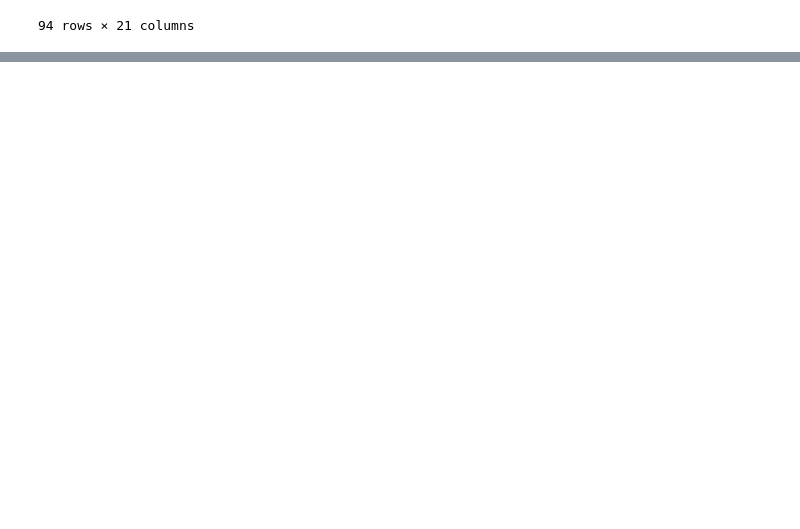
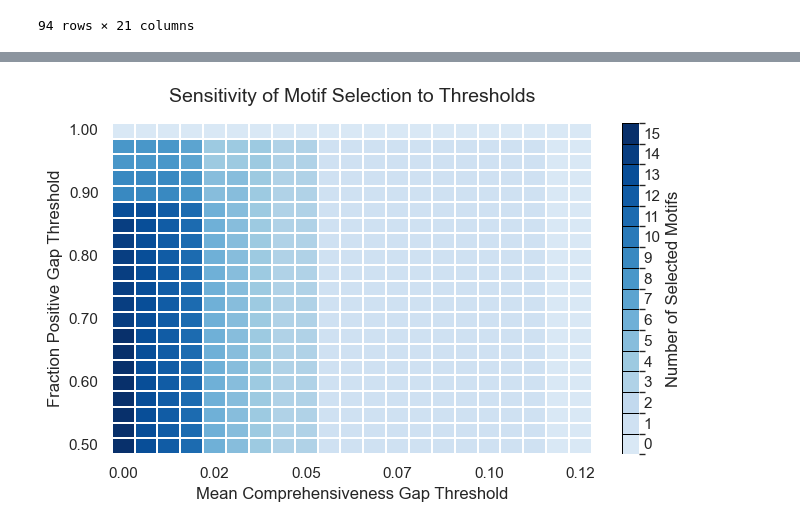
Before and after one commit to Okkers/slop_or_not, a Jupyter notebook: analysis/motif_analysis_train_50w_0.4.ipynb, the cells around one changed output, grey strips where cells are left out. Drawn from its saved outputs; the diff is of its cells as text; code cells hidden in the pictures; blank space fills up the shorter version.

```diff
--- a/analysis/motif_analysis_train_50w_0.4.ipynb
+++ b/analysis/motif_analysis_train_50w_0.4.ipynb
@@ -486,3 +506,103 @@ top
+# %%
+import numpy as np
+import pandas as pd
+import matplotlib.pyplot as plt
+import seaborn as sns
+
+# Threshold ranges
+mean_gaps = np.linspace(0, 0.12, 21)
+frac_positives = np.linspace(0.5, 1.0, 21)
+
+# Count selected motifs for each threshold combination
+counts = np.zeros((len(frac_positives), len(mean_gaps)), dtype=int)
+
+for i, fp in enumerate(frac_positives):
+    for j, mg in enumerate(mean_gaps):
+        selected = res[
+            (res["q_value"] < 0.05) &
+            (res["mean_gap"] >= mg) &
+            (res["frac_positive"] > fp)
+        ]
+        counts[i, j] = len(selected)
+
+# Create dataframe for heatmap
+heatmap_df = pd.DataFrame(
+    counts,
+    index=np.round(frac_positives, 2),
+    columns=np.round(mean_gaps, 3)
+)
+
+# Plot
+sns.set_theme(style="white", font_scale=1.0)
+
+fig, ax = plt.subplots(figsize=(7, 4.5))
+
+from matplotlib.colors import BoundaryNorm, ListedColormap
+
+# Discrete colors: one color for each possible motif count
+max_count = int(counts.max())
+
+cmap = ListedColormap(
+    plt.get_cmap("Blues")(np.linspace(0.15, 1.0, max_count + 1))
+)
+
+norm = BoundaryNorm(
+    np.arange(-0.5, max_count + 1.5, 1),
+    cmap.N
+)
+
+sns.heatmap(
+    heatmap_df,
+    cmap=cmap,
+    norm=norm,
+    annot=False,
+    linewidths=0.3,
+    linecolor="white",
+    cbar_kws={
+        "label": "Number of Selected Motifs",
+        "ticks": np.arange(0, max_count + 1, 1),
+        "boundaries": np.arange(-0.5, max_count + 1.5, 1),
+        "spacing": "uniform"
+    },
+    ax=ax
+)
+# Get colorbar
+cbar = ax.collections[0].colorbar
+
+# Draw visible boundaries between discrete colors
+cbar.solids.set_edgecolor("black")
+cbar.solids.set_linewidth(0.6)
+
+# Keep integer labels, remove tick marks
+cbar.ax.tick_params(length=0)
+
+# Show fewer tick labels
+ax.set_xticks(np.arange(0, 21, 4) + 0.5)
+ax.set_xticklabels(
+    [f"{x:.2f}" for x in mean_gaps[::4]],
+    rotation=0
+)
+
+ax.set_yticks(np.arange(0, 21, 4) + 0.5)
+ax.set_yticklabels(
+    [f"{x:.2f}" for x in frac_positives[::4]],
+    rotation=0
+)
+
+ax.invert_yaxis()
+
+ax.set_xlabel("Mean Comprehensiveness Gap Threshold", fontsize=12)
+ax.set_ylabel("Fraction Positive Gap Threshold", fontsize=12)
+ax.set_title(
+    "Sensitivity of Motif Selection to Thresholds",
+    fontsize=14,
+    pad=15
+)
+
+plt.tight_layout()
+plt.show()
+# %% [output]
+[figure, added]
 # %%
 import numpy as np
 import matplotlib.pyplot as plt
```
Also changed, not shown: parts of 3 cells of this notebook.
